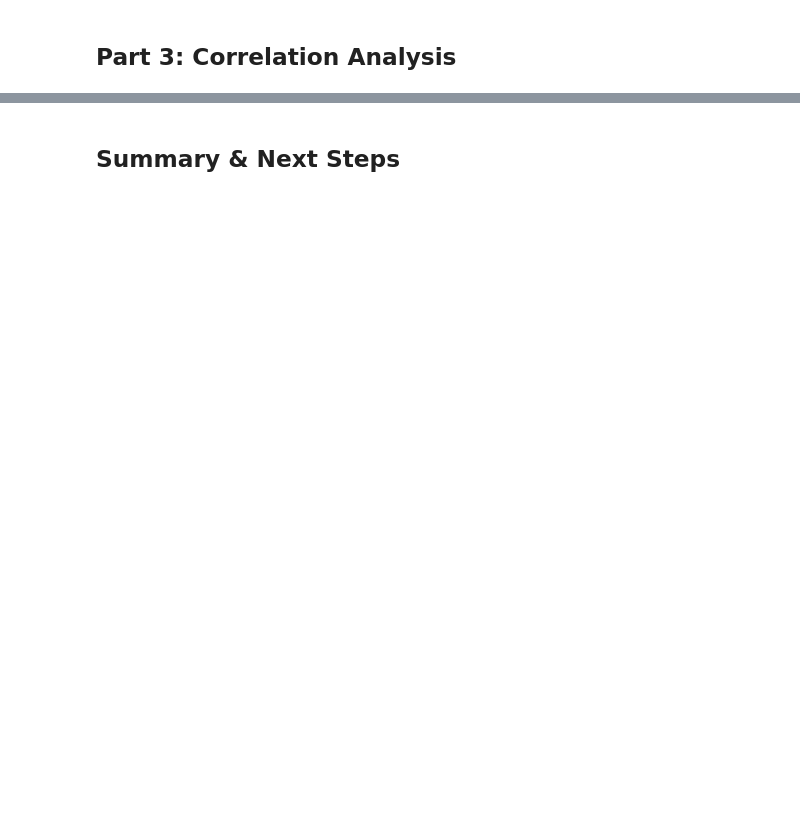
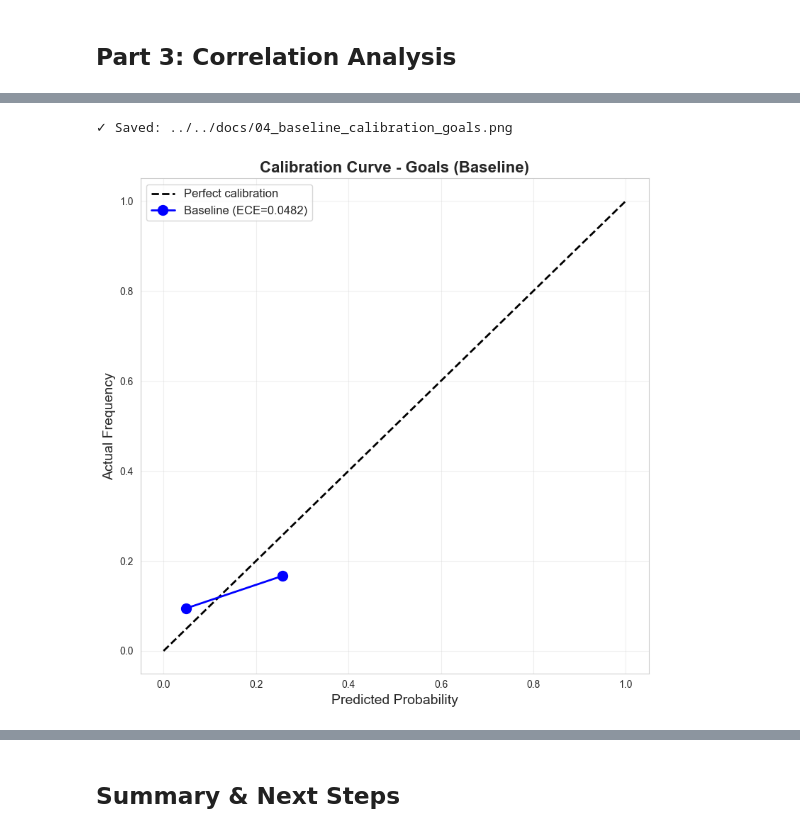
Before and after one commit to MC6527medhansh/player-prop-gnn, a Jupyter notebook: player-prop-gnn/notebooks/exploration/01_eda_complete.ipynb, the cells around one changed output, grey strips where cells are left out. Drawn from its saved outputs; the diff is of its cells as text; code cells hidden in the pictures; blank space fills up the shorter version.

```diff
--- a/player-prop-gnn/notebooks/exploration/01_eda_complete.ipynb
+++ b/player-prop-gnn/notebooks/exploration/01_eda_complete.ipynb
@@ -343,14 +341,18 @@ print(f"Test: {len(X_test)} samples")
 # %%
-# Train baseline models for all props
+# Train baseline models (SKIP ASSISTS)
 results = {}
 
 for target, target_name in [('has_goal', 'Goals'),
-                             ('has_assist', 'Assists'),
                              ('shots_over_2.5', 'Shots>2.5'),
                              ('has_card', 'Cards')]:
 
     y_train = df[target].iloc[:split_idx]
     y_test = df[target].iloc[split_idx:]
+
+    # Check if we have both classes
+    if len(y_train.unique()) < 2:
+        print(f"⚠️  Skipping {target_name} - only one class in training data")
+        continue
 
     # Train
     lr = LogisticRegression(max_iter=1000, random_state=42)
@@ -391,21 +406,26 @@ print(f"Baseline average ECE: {np.mean([r['ece'] for r in results.values()]):.4f
 # %%
-# Calibration curves for goals
-res = results['has_goal']
-prob_true, prob_pred = calibration_curve(res['y_test'], res['y_pred_proba'], n_bins=10)
+# Calibration curve for goals
+if 'has_goal' in results:
+    res = results['has_goal']
+    prob_true, prob_pred = calibration_curve(res['y_test'], res['y_pred_proba'], n_bins=5)
 
-plt.figure(figsize=(8, 8))
-plt.plot([0, 1], [0, 1], 'k--', linewidth=2, label='Perfect calibration')
-plt.plot(prob_pred, prob_true, 'o-', markersize=10, linewidth=2,
-         label=f'Baseline (ECE={res["ece"]:.4f})', color='blue')
-
-plt.xlabel('Predicted Probability', fontsize=14)
-plt.ylabel('Actual Frequency', fontsize=14)
-plt.title('Calibration Curve - Goals (Baseline)', fontsize=16, fontweight='bold')
-plt.legend(fontsize=12)
-plt.grid(alpha=0.3)
-plt.tight_layout()
-plt.savefig('docs/04_baseline_calibration_goals.png', dpi=150, bbox_inches='tight')
-print("✓ Saved: docs/04_baseline_calibration_goals.png")
-plt.show()
+    plt.figure(figsize=(8, 8))
+    plt.plot([0, 1], [0, 1], 'k--', linewidth=2, label='Perfect calibration')
+    plt.plot(prob_pred, prob_true, 'o-', markersize=10, linewidth=2,
+             label=f'Baseline (ECE={res["ece"]:.4f})', color='blue')
+    plt.xlabel('Predicted Probability', fontsize=14)
+    plt.ylabel('Actual Frequency', fontsize=14)
+    plt.title('Calibration Curve - Goals (Baseline)', fontsize=16, fontweight='bold')
+    plt.legend(fontsize=12)
+    plt.grid(alpha=0.3)
+    plt.tight_layout()
+    plt.savefig('../../docs/04_baseline_calibration_goals.png', dpi=150, bbox_inches='tight')  # FIXED PATH
+    print("✓ Saved: ../../docs/04_baseline_calibration_goals.png")
+    plt.show()
+else:
+    print("⚠️  Skipping calibration plot - no goals model")
+# %% [output]
+✓ Saved: ../../docs/04_baseline_calibration_goals.png
+[figure, added]
 # %%
 # All calibration curves
```
Also changed, not shown: parts of 17 cells of this notebook, 7 other files.
